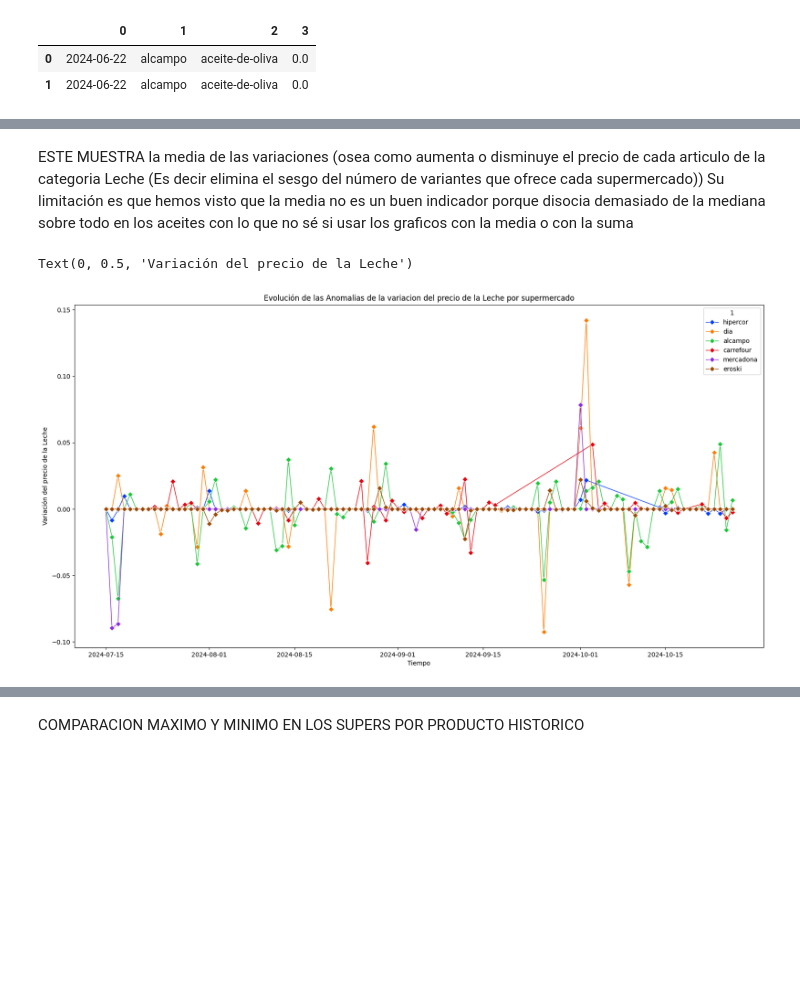
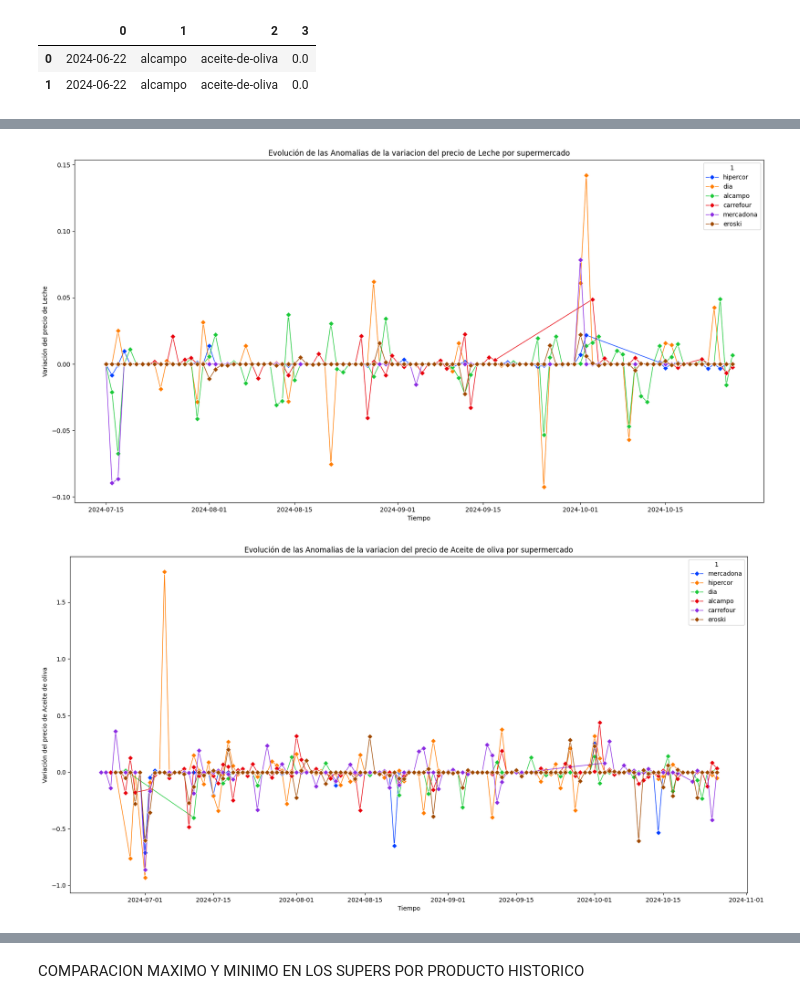
Before and after one commit to jgilsu11/Proyecto1-AnalisisFacua, a Jupyter notebook: Notebooks/1)Extraccion y limpieza (pandas).ipynb, the cells around one changed output, grey strips where cells are left out. Drawn from its saved outputs; the diff is of its cells as text; code cells hidden in the pictures; blank space fills up the shorter version.

Commit message:
Subida de todos los gráficos hechos

```diff
--- a/Notebooks/1)Extraccion y limpieza (pandas).ipynb
+++ b/Notebooks/1)Extraccion y limpieza (pandas).ipynb
@@ -810,11 +744,4 @@ df_anomalias_variacion_leche
-# %% [markdown]
-ESTE MUESTRA la media de las variaciones (osea como aumenta o disminuye el precio de cada articulo de la categoria Leche (Es decir elimina el sesgo del número de variantes que ofrece cada supermercado)) Su limitación es que hemos visto que la media no es un buen indicador porque disocia demasiado de la mediana sobre todo en los aceites con lo que no sé si usar los graficos con la media o con la suma
-# %%
-plt.figure(figsize=(20,10))
-sns.lineplot(x= 0, y= 3, hue= 1, data=df_anomalias_variacion_leche, marker="D", linewidth = 1,palette="bright", style_order=df_anomalias_variacion_leche[1])
-plt.title(f"Evolución de las Anomalias de la variacion del precio de la Leche por supermercado")
-plt.xlabel("Tiempo")
-plt.ylabel(f"Variación del precio de la Leche")
-# %% [output]
-Text(0, 0.5, 'Variación del precio de la Leche')
-[figure, removed]
+# %%
+f.grafica_anomalias(0,3,1,df_anomalias_variacion_leche,"Leche")
+# %% [output]
+[figure, added]
@@ -820,0 +762,4 @@ Text(0, 0.5, 'Variación del precio de la Leche')
+# %%
+f.grafica_anomalias(0,3,1,df_anomalias_variacion_oliva,"Aceite de oliva")
+# %% [output]
+[figure, added]
```
Also changed, not shown: parts of 41 cells of this notebook, 1 other file.
